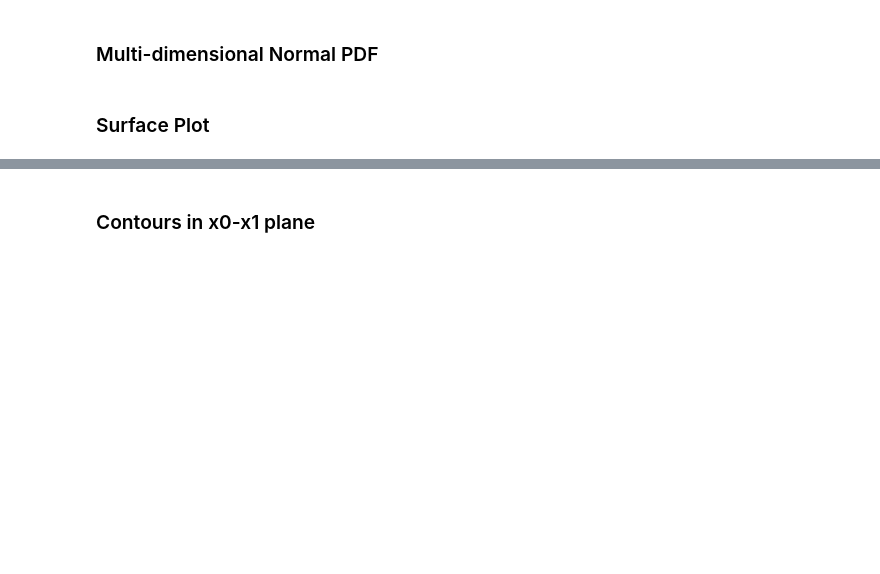
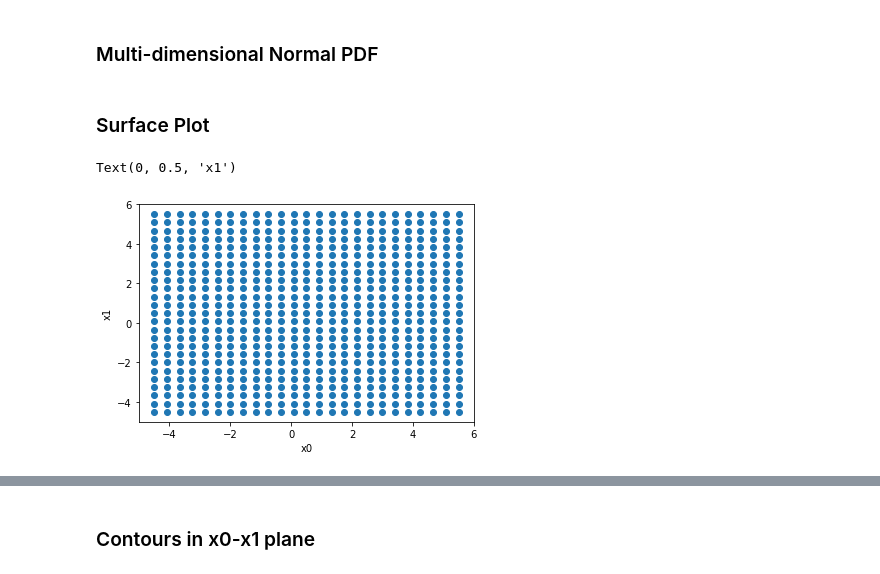
Before and after one commit to satishchandrareddy/UnsupervisedML, a Jupyter notebook: Examples/Section07/Normal.ipynb, the cells around one changed output, grey strips where cells are left out. Cells and saved outputs as stored; diff of their text form; code cells hidden in the pictures; blank space fills up the shorter version.

```diff
--- a/Examples/Section07/Normal.ipynb
+++ b/Examples/Section07/Normal.ipynb
@@ -51,9 +54,14 @@ x0max = 5.5
 x0min = -4.5
 x1max = 5.5
 x1min = -4.5
-X0val,X1val = np.meshgrid(np.linspace(x0min,x0max,npoint),np.linspace(x1min,x1max,npoint))
+X0grid,X1grid = np.meshgrid(np.linspace(x0min,x0max,npoint),np.linspace(x1min,x1max,npoint))
 # %%
 plt.figure()
-plt.scatter(X0val,X1val)
+plt.scatter(X0grid,X1grid)
 plt.xlabel("x0")
 plt.ylabel("x1")
+# X0grid is x0 value for each point in grid
+# X1grid is x1 value for each point in grid
+# %% [output]
+Text(0, 0.5, 'x1')
+[figure, added]
```
Also changed, not shown: parts of 9 cells of this notebook, 4 other files.
